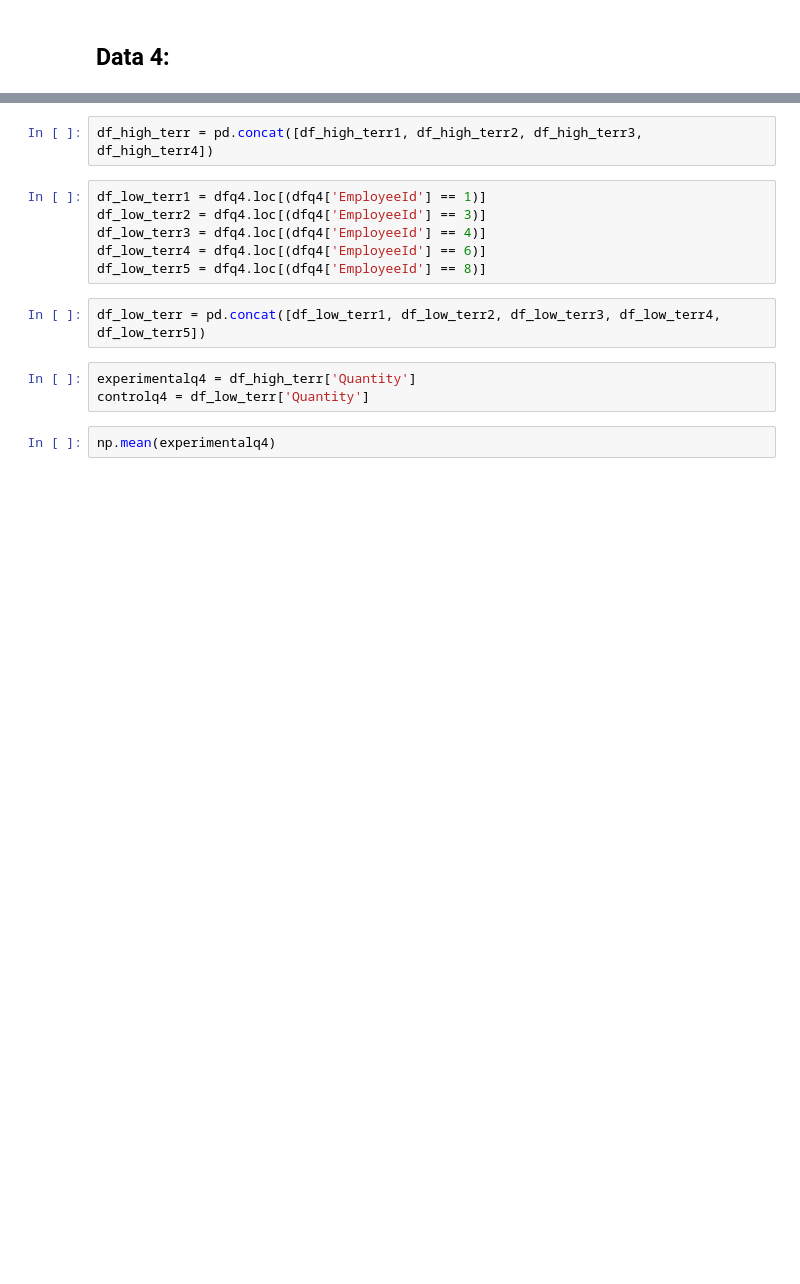
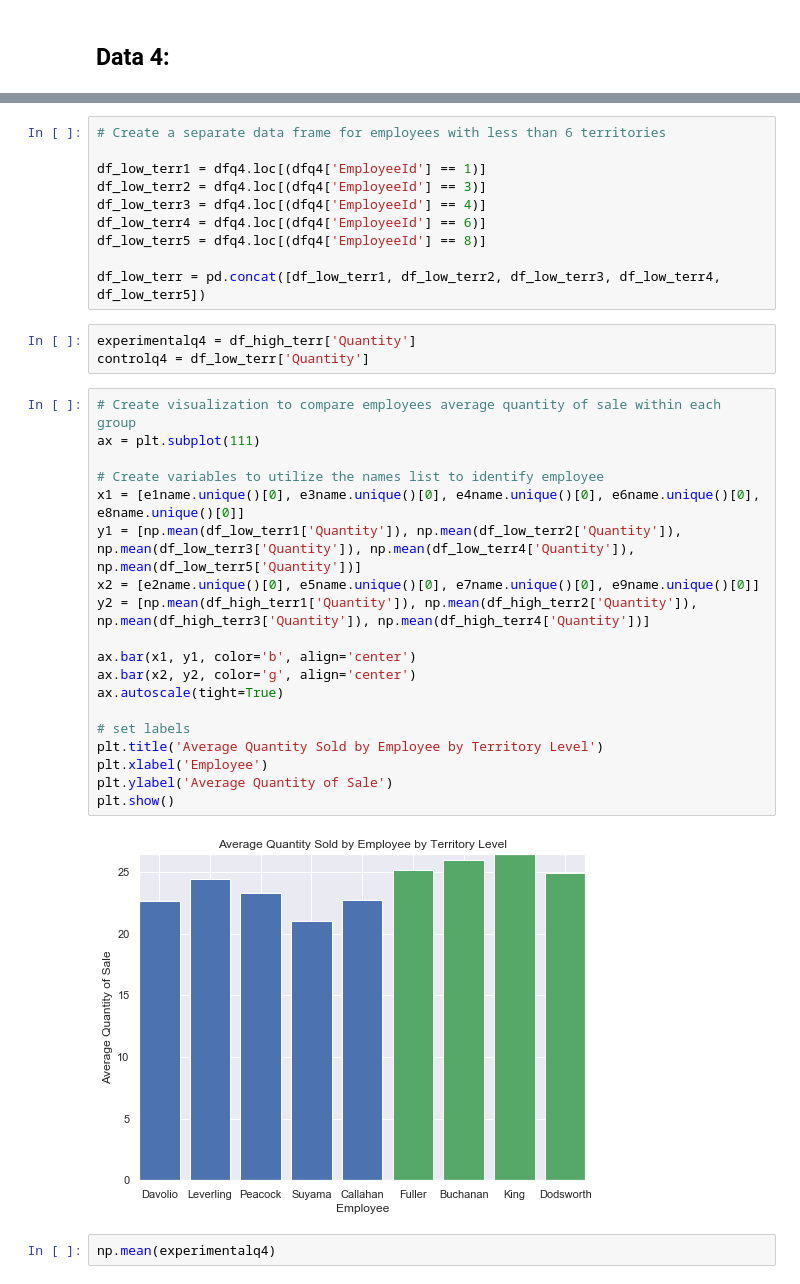
Before and after one commit to lucaskelly49/A-B-Hypothesis-Testing, a Jupyter notebook: Student.ipynb, the cells around one changed output, grey strips where cells are left out. Saved outputs shown, nothing was run; the diff lists cells and outputs as text; blank space fills up the shorter version.

```diff
--- a/Student.ipynb
+++ b/Student.ipynb
@@ -794,16 +899,37 @@ df_high_terr4 = dfq4.loc[(dfq4['EmployeeId'] == 9)]
-# %%
-df_high_terr = pd.concat([df_high_terr1, df_high_terr2, df_high_terr3, df_high_terr4])
 # %%
+# Create a separate data frame for employees with less than 6 territories
+
 df_low_terr1 = dfq4.loc[(dfq4['EmployeeId'] == 1)]
 df_low_terr2 = dfq4.loc[(dfq4['EmployeeId'] == 3)]
 df_low_terr3 = dfq4.loc[(dfq4['EmployeeId'] == 4)]
 df_low_terr4 = dfq4.loc[(dfq4['EmployeeId'] == 6)]
 df_low_terr5 = dfq4.loc[(dfq4['EmployeeId'] == 8)]
+
+df_low_terr = pd.concat([df_low_terr1, df_low_terr2, df_low_terr3, df_low_terr4, df_low_terr5])
-# %%
-df_low_terr = pd.concat([df_low_terr1, df_low_terr2, df_low_terr3, df_low_terr4, df_low_terr5])
 # %%
 experimentalq4 = df_high_terr['Quantity']
 controlq4 = df_low_terr['Quantity']
+# %%
+# Create visualization to compare employees average quantity of sale within each group
+ax = plt.subplot(111)
+
+# Create variables to utilize the names list to identify employee
+x1 = [e1name.unique()[0], e3name.unique()[0], e4name.unique()[0], e6name.unique()[0], e8name.unique()[0]]
+y1 = [np.mean(df_low_terr1['Quantity']), np.mean(df_low_terr2['Quantity']), np.mean(df_low_terr3['Quantity']), np.mean(df_low_terr4['Quantity']), np.mean(df_low_terr5['Quantity'])]
+x2 = [e2name.unique()[0], e5name.unique()[0], e7name.unique()[0], e9name.unique()[0]]
+y2 = [np.mean(df_high_terr1['Quantity']), np.mean(df_high_terr2['Quantity']), np.mean(df_high_terr3['Quantity']), np.mean(df_high_terr4['Quantity'])]
+
+ax.bar(x1, y1, color='b', align='center')
+ax.bar(x2, y2, color='g', align='center')
+ax.autoscale(tight=True)
+
+# set labels
+plt.title('Average Quantity Sold by Employee by Territory Level')
+plt.xlabel('Employee')
+plt.ylabel('Average Quantity of Sale')
+plt.show()
+# %% [output]
+[figure, added]
 # %%
 np.mean(experimentalq4)
 # %% [output]
```
Also changed, not shown: parts of 53 cells of this notebook.
